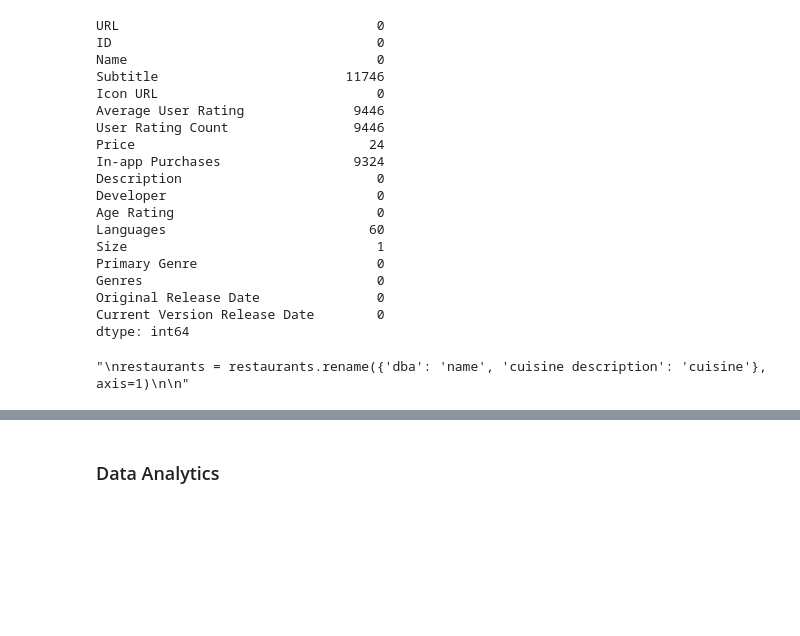
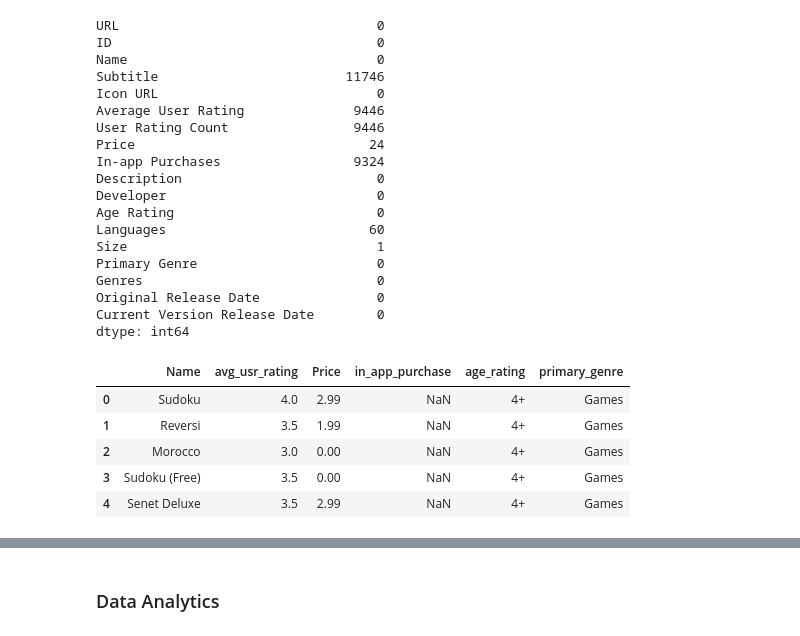
Before and after one commit to ChrisGarciaDS/App-Store-Analysis, a Jupyter notebook: app_analysis.ipynb, the cells around one changed output, grey strips where cells are left out. Cells and saved outputs as stored; diff of their text form; code cells hidden in the pictures; blank space fills up the shorter version.

```diff
--- a/app_analysis.ipynb
+++ b/app_analysis.ipynb
@@ -82,14 +80,6 @@ dtype: int64
 
 # .str.lstrip('www.') removes the “www.” from the left side of the string
 #restaurants['url'] = restaurants['url'].str.lstrip('www.')
-# %%
-# rename column names
-'''
-restaurants = restaurants.rename({'dba': 'name', 'cuisine description': 'cuisine'}, axis=1)
-
-'''
-# %% [output]
-"\nrestaurants = restaurants.rename({'dba': 'name', 'cuisine description': 'cuisine'}, axis=1)\n\n"
 # %%
 # how are we going to handle missing values
 # method 1
@@ -103,0 +97,17 @@ restaurants = restaurants.rename({'dba': 'name', 'cuisine description': 'cuisine
+# %%
+# rename columns
+ratings = ratings.rename({
+    'Average User Rating': 'avg_usr_rating',
+    'In-app Purchases': 'in_app_purchase',
+    'Age Rating': 'age_rating',
+    'Primary Genre': 'primary_genre'
+}, axis=1)
+
+ratings.head()
+# %% [output]
+|  | Name | avg_usr_rating | Price | in_app_purchase | age_rating | primary_genre |
+| 0 | Sudoku | 4.0 | 2.99 | NaN | 4+ | Games |
+| 1 | Reversi | 3.5 | 1.99 | NaN | 4+ | Games |
+| 2 | Morocco | 3.0 | 0.00 | NaN | 4+ | Games |
+| 3 | Sudoku (Free) | 3.5 | 0.00 | NaN | 4+ | Games |
+| 4 | Senet Deluxe | 3.5 | 2.99 | NaN | 4+ | Games |
```
Also changed, not shown: parts of 20 cells of this notebook.
